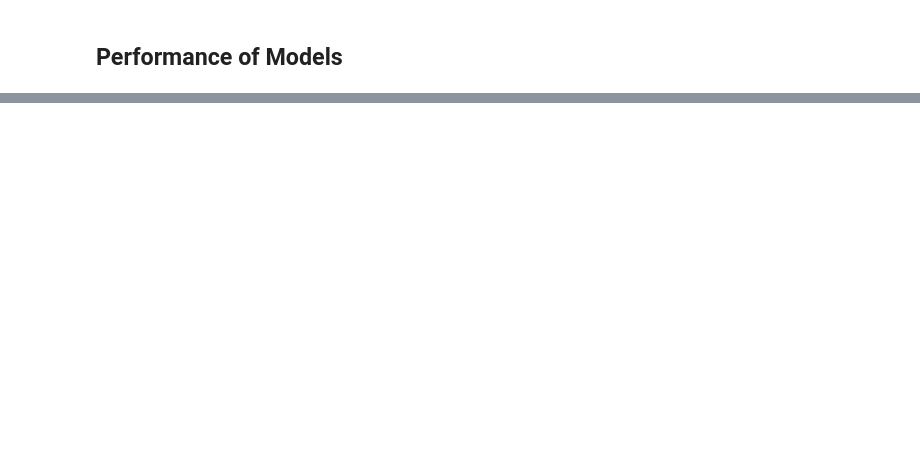
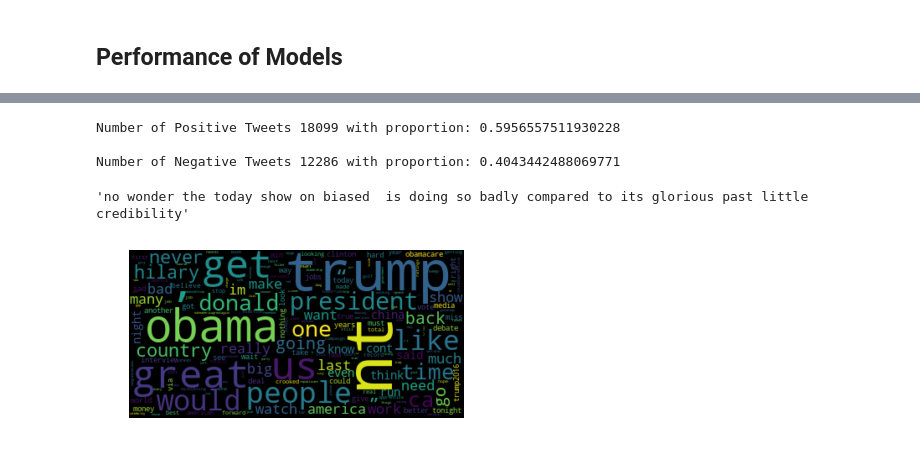
Before and after one commit to dlebron12/STA208_Twitter.Analysis, a Jupyter notebook: Classification Models.ipynb, the cells around one changed output, grey strips where cells are left out. Drawn from its saved outputs; the diff is of its cells as text; code cells hidden in the pictures; blank space fills up the shorter version.

```diff
--- a/Classification Models.ipynb
+++ b/Classification Models.ipynb
@@ -125,0 +266,40 @@ CONFUSION MATRICES, AUC ROC CURVES
+# %%
+from sklearn.linear_model import LogisticRegression
+lr=LogisticRegression(C=1)
+log.fit(tfidf_Train,train_y)
+pred_log=log.predict(tfidf_Trump)
+# %%
+#Positive and Negative Predicted Tweets
+n=len(Trump.tweets)
+print("Number of Positive Trump Tweets",list(pred_log).count(1), "with proportion:",list(pred_log).count(1)/n,"\n")
+print("Number of Negative Trump Tweets",list(pred_log).count(0), "with proportion:",list(pred_log).count(0)/n,"\n")
+# %% [output]
+Number of Positive Tweets 18099 with proportion: 0.5956557511930228
+
+Number of Negative Tweets 12286 with proportion: 0.4043442488069771
+# %%
+negative_tweets=Trump.tweets[pred_log != 1]
+# %%
+import nltk
+from nltk.corpus import stopwords
+stop_words=set(nltk.corpus.stopwords.words('english'))
+
+negative_list=pd.read_table("negative-words.txt")
+# %% [output]
+'no wonder the today show on biased  is doing so badly compared to its glorious past little credibility'
+# %%
+bad_words=[bad for nt in negative_tweets for bad in nltk.word_tokenize(nt) if bad not in stop_words]
+p_bad=[word for word in bad_words if not word.isnumeric()]
+BadDist=nltk.FreqDist(p_bad)
+words_b=BadDist.most_common(50)
+# %%
+from wordcloud import WordCloud
+import matplotlib.pyplot as plt
+wordcloud=WordCloud()
+wordcloud.generate_from_frequencies(frequencies=BadDist)
+plt.figure()
+plt.imshow(wordcloud, interpolation="bilinear")
+plt.axis("off")
+plt.show()
+# %% [output]
+[figure, added]
```
Also changed, not shown: parts of 31 cells of this notebook.
